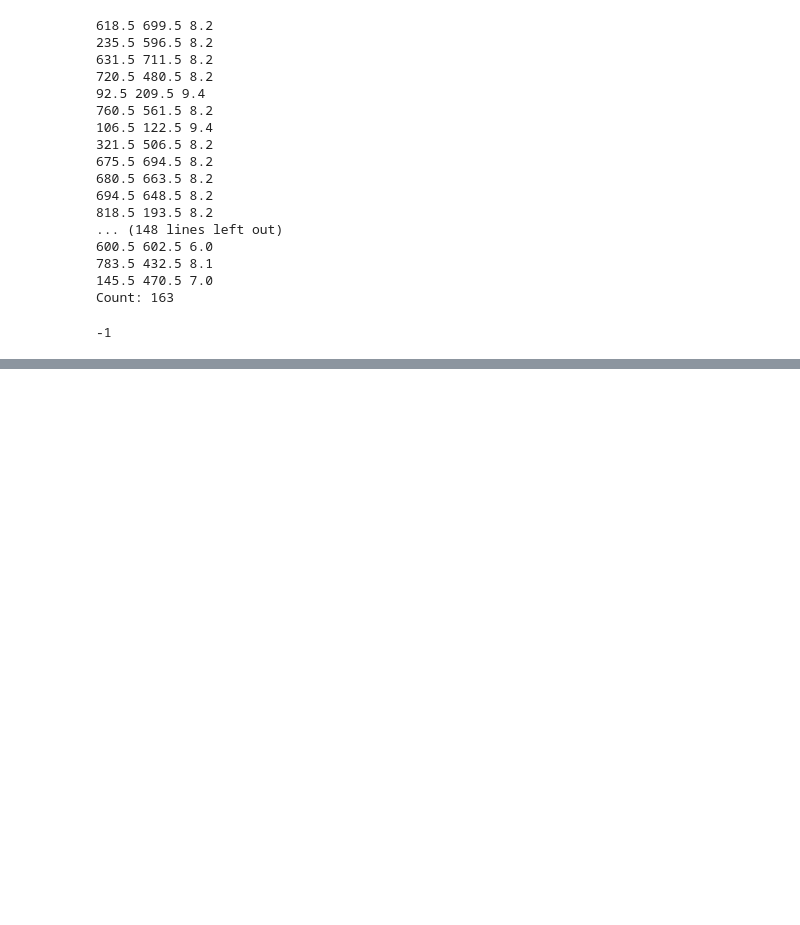
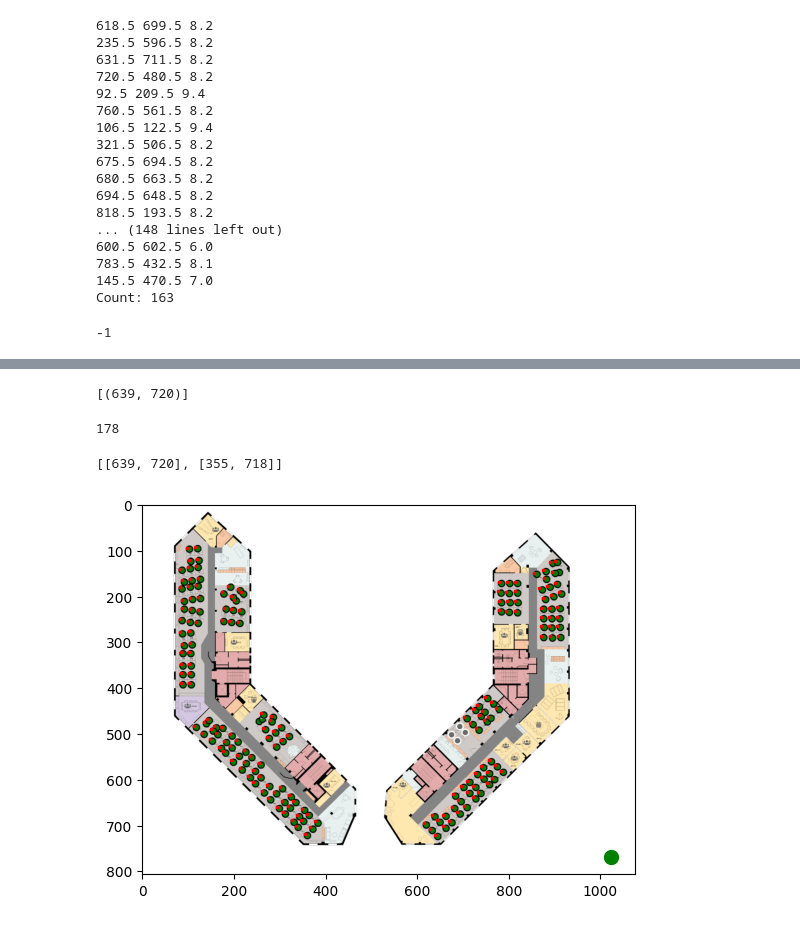
Before and after one commit to ruslanmv/How-to-create-custom-Reinforcement-Learning-environment, a Jupyter notebook: custom_game/Tool-pixel-3.ipynb, the cells around one changed output, grey strips where cells are left out. Saved outputs shown, nothing was run; the diff lists cells and outputs as text; code cells hidden in the pictures; blank space fills up the shorter version.

Commit message:
Adding coordinates file of seat position
Adding coordinates file of seat position

```diff
--- a/custom_game/Tool-pixel-3.ipynb
+++ b/custom_game/Tool-pixel-3.ipynb
@@ -73,3 +75,15 @@ Count: 163
+# %%
+#contours_found=seats_coordinates[0]
+#get_coordinates_from_countour(contours_found)
+def get_coordinates_from_countour(contours_found):
+    for c in contours_found:
+            if cv2.contourArea(c) <= 50 :
+                continue
+            x,y,w,h = cv2.boundingRect(c)
+            #cv2.rectangle(im, (x, y), (x + w, y + h), (0, 255,0), 2)
+            center = (x,y)
+            #print (center)
+            return center
 # %%
 import numpy as np
 import cv2
@@ -90,13 +104,18 @@ cnts = cv2.findContours(mask, cv2.RETR_EXTERNAL, cv2.CHAIN_APPROX_SIMPLE)
 # Extract contours depending on OpenCV version
 cnts = cnts[0] if len(cnts) == 2 else cnts[1]
 count = 0
-
+seats_coordinates=[]
 # Iterate through contours and filter by the number of vertices
 for c in cnts:
     perimeter = cv2.arcLength(c, True)
     approx = cv2.approxPolyDP(c, 0.04 * perimeter, True)
     if len(approx) > 5:
         cv2.drawContours(original, [c], -1, (36, 255, 12), -1)
+        #print([c])
+        contours_found = [c]
+        coordinates=get_coordinates_from_countour(contours_found)
+        print(coordinates)
+        seats_coordinates.append([coordinates])
         count += 1
 print('Number of Seats : {}'.format(count))
 cv2.imshow('mask', mask)
@@ -108,0 +145,35 @@ Count: 181
+# %%
+seats_coordinates[0]
+# %% [output]
+[(639, 720)]
+# %%
+seats_clean = [list(i[0]) for i in seats_coordinates if i[0] is not None]
+# %%
+len(seats_clean)
+# %% [output]
+178
+# %%
+seats_clean[0:2]
+# %% [output]
+[[639, 720], [355, 718]]
+# %%
+import os
+import sys
+import matplotlib.image as mpimg
+import numpy as np
+import matplotlib.pyplot as plt
+#to get the current working directory
+dir_name = os.getcwd()
+base_filename='background'
+suffix = '.png'
+path=os.path.join(dir_name, base_filename + suffix)
+image = mpimg.imread(path)
+#seats=[[98, 98], [124, 95], [106, 123], [128, 125], [89, 144], [102, 142], [122, 140], [94, 166], [105, 165], [125, 165], [88, 181], [107, 183], [124, 176]]
+seats=seats_clean
+pts = np.array(seats)
+plt.imshow(image)
+plt.plot(1024, 768, "og", markersize=10)  # og:shorthand for green circle
+plt.scatter(pts[:, 0], pts[:, 1], marker="x", color="red", s=3)
+plt.show()
+# %% [output]
+[figure, added]
```
Also changed, not shown: parts of 6 cells of this notebook, 5 other files.
